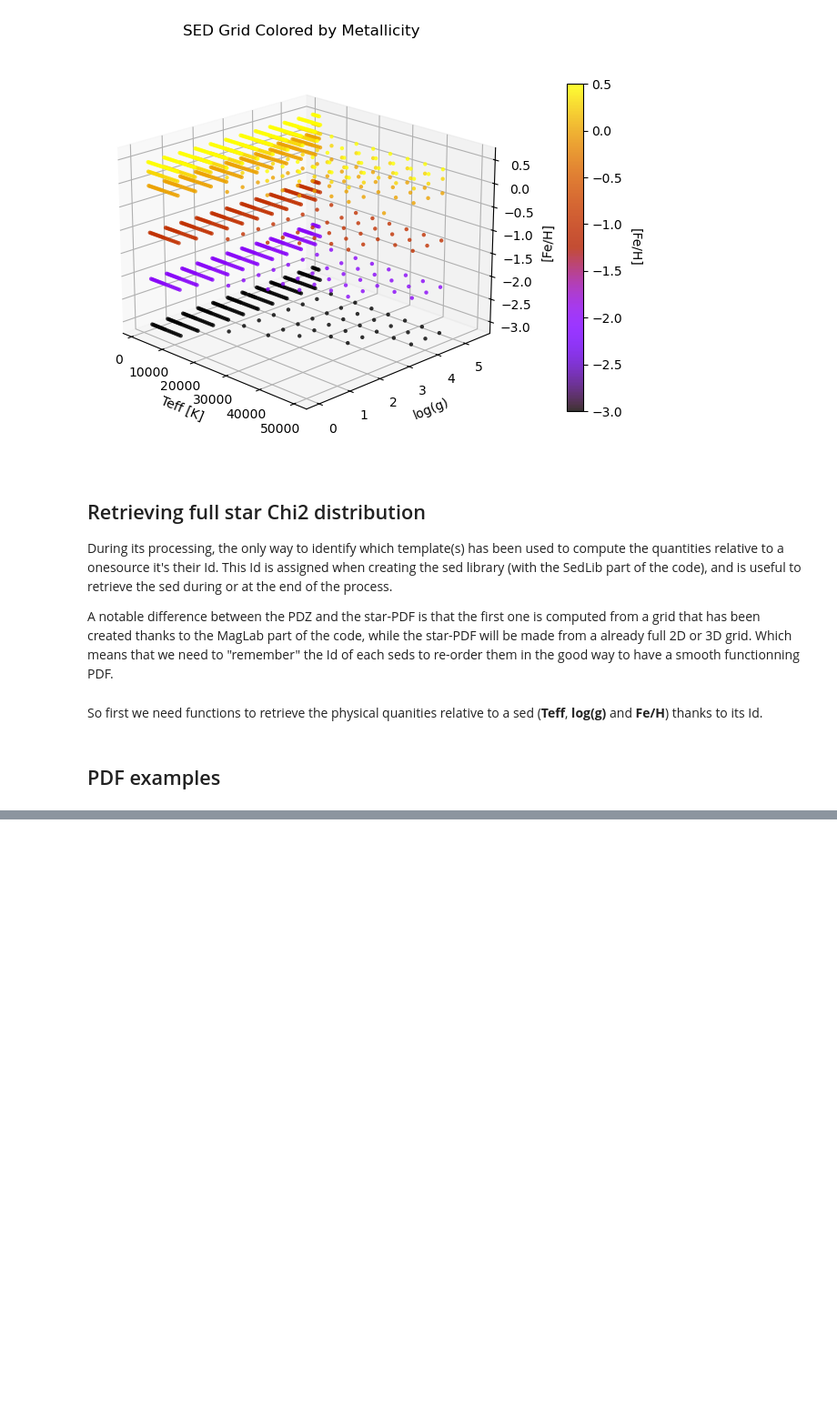
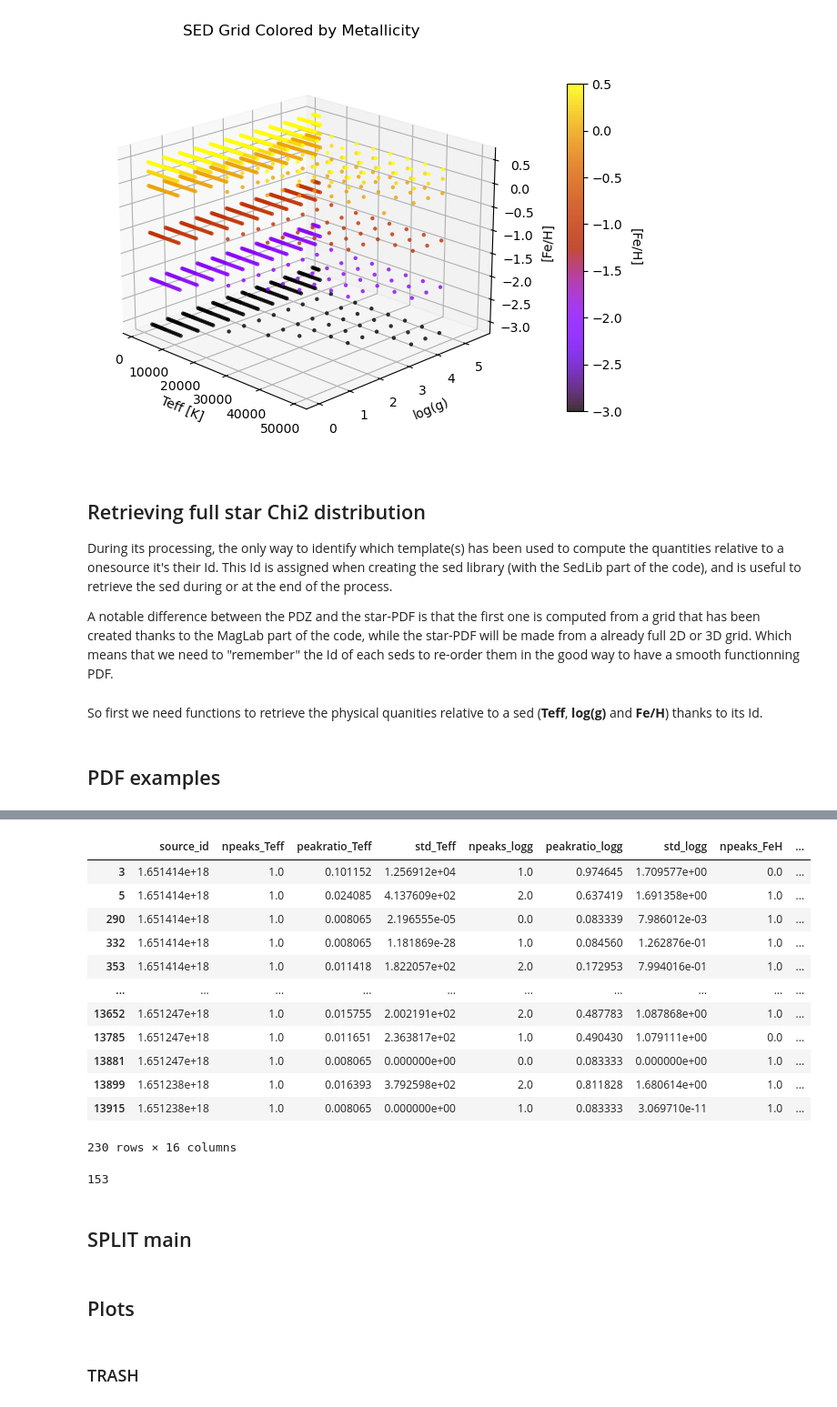
Before and after one commit to lephare-photoz/lephare, a Jupyter notebook: training_stats/notebooks/spectral_type_flagger.ipynb, the cells around one changed output, grey strips where cells are left out. Shown at 91% size. Saved outputs shown, nothing was run; the diff lists cells and outputs as text; code cells hidden in the pictures; blank space fills up the shorter version.

```diff
--- a/training_stats/notebooks/spectral_type_flagger.ipynb
+++ b/training_stats/notebooks/spectral_type_flagger.ipynb
@@ -671,0 +1124,2 @@ star_pdf_analyzer.compute_all_features()
+# %%
+split = SPLIT(training_sample, 'ts_truth_type', ignore_columns=['source_id', 'npeaks_Teff', 'npeaks_logg', 'npeaks_FeH'], use_variance=False)
@@ -671,0 +1133,28 @@ star_pdf_analyzer.compute_all_features()
+# %%
+splitted = split.classify(training_sample)
+# %%
+splitted[splitted['ts_truth_type'] == 2]
+# %% [output]
+|  | source_id | npeaks_Teff | peakratio_Teff | std_Teff | npeaks_logg | peakratio_logg | std_logg | npeaks_FeH | ... |
+| 3 | 1.651414e+18 | 1.0 | 0.101152 | 1.256912e+04 | 1.0 | 0.974645 | 1.709577e+00 | 0.0 | ... |
+| 5 | 1.651414e+18 | 1.0 | 0.024085 | 4.137609e+02 | 2.0 | 0.637419 | 1.691358e+00 | 1.0 | ... |
+| 290 | 1.651414e+18 | 1.0 | 0.008065 | 2.196555e-05 | 0.0 | 0.083339 | 7.986012e-03 | 1.0 | ... |
+| 332 | 1.651414e+18 | 1.0 | 0.008065 | 1.181869e-28 | 1.0 | 0.084560 | 1.262876e-01 | 1.0 | ... |
+| 353 | 1.651414e+18 | 1.0 | 0.011418 | 1.822057e+02 | 2.0 | 0.172953 | 7.994016e-01 | 1.0 | ... |
+| ... | ... | ... | ... | ... | ... | ... | ... | ... | ... |
+| 13652 | 1.651247e+18 | 1.0 | 0.015755 | 2.002191e+02 | 2.0 | 0.487783 | 1.087868e+00 | 1.0 | ... |
+| 13785 | 1.651247e+18 | 1.0 | 0.011651 | 2.363817e+02 | 1.0 | 0.490430 | 1.079111e+00 | 0.0 | ... |
+| 13881 | 1.651247e+18 | 1.0 | 0.008065 | 0.000000e+00 | 0.0 | 0.083333 | 0.000000e+00 | 1.0 | ... |
+| 13899 | 1.651238e+18 | 1.0 | 0.016393 | 3.792598e+02 | 2.0 | 0.811828 | 1.680614e+00 | 1.0 | ... |
+| 13915 | 1.651238e+18 | 1.0 | 0.008065 | 0.000000e+00 | 1.0 | 0.083333 | 3.069710e-11 | 1.0 | ... |
+230 rows × 16 columns
+# %%
+len(splitted[(splitted['ts_truth_type'] == 2) & (splitted['source_type'] == 2)])
+# %% [output]
+153
+# %% [markdown]
+## SPLIT main
+# %% [markdown]
+## Plots
+# %% [markdown]
+### TRASH
```
Also changed, not shown: parts of 25 cells of this notebook, 1 other file.
